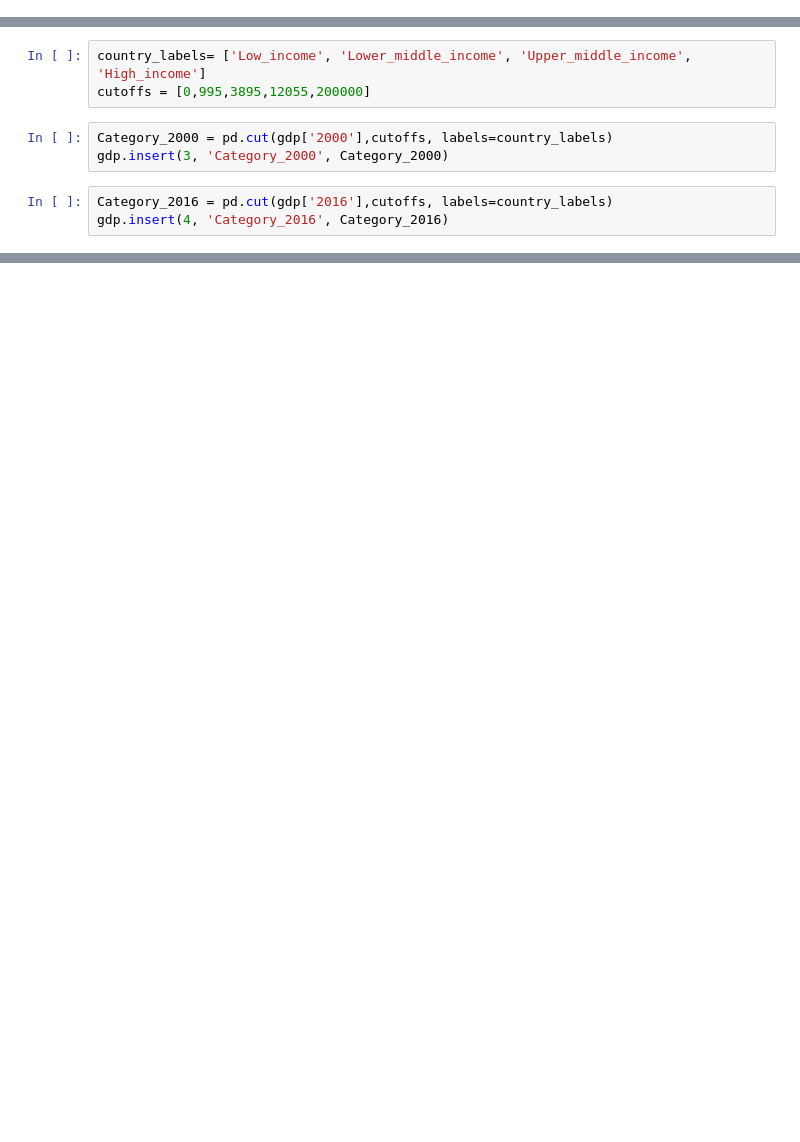
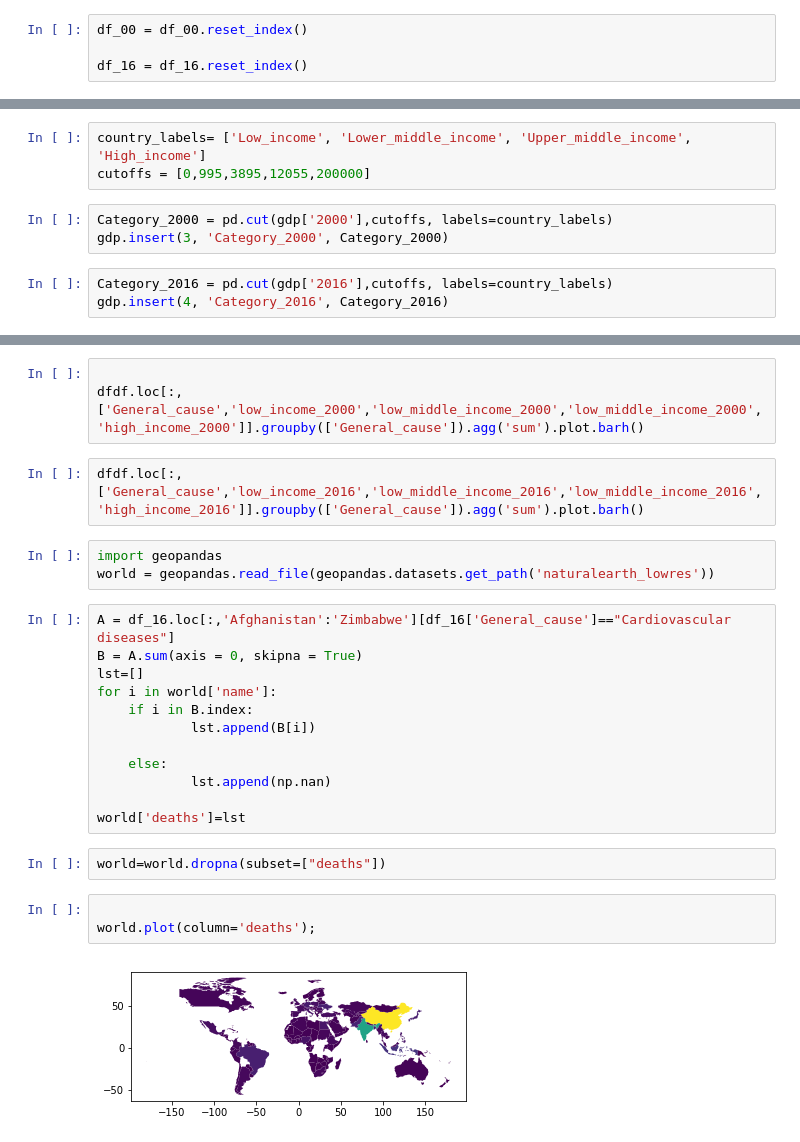
Before and after one commit to MeriemMar/data-labs, a Jupyter notebook: module-2/visualizing-real-world-data-project/your-code/Project.ipynb, the cells around one changed output, grey strips where cells are left out. Drawn from its saved outputs; the diff is of its cells as text; blank space fills up the shorter version.

```diff
--- a/module-2/visualizing-real-world-data-project/your-code/Project.ipynb
+++ b/module-2/visualizing-real-world-data-project/your-code/Project.ipynb
@@ -62,3 +69,7 @@ df.reset_index()
+# %%
+df_00 = df_00.reset_index()
+
+df_16 = df_16.reset_index()
 # %%
 gdp = (pd.read_excel('gdp_per_capita.xls', skiprows=3, sheet_name='Data')
         .dropna(how='all', axis=1))
@@ -182,0 +216,27 @@ df_clean
+# %%
+
+dfdf.loc[:,['General_cause','low_income_2000','low_middle_income_2000','low_middle_income_2000','high_income_2000']].groupby(['General_cause']).agg('sum').plot.barh()
+# %%
+dfdf.loc[:,['General_cause','low_income_2016','low_middle_income_2016','low_middle_income_2016','high_income_2016']].groupby(['General_cause']).agg('sum').plot.barh()
+# %%
+import geopandas
+world = geopandas.read_file(geopandas.datasets.get_path('naturalearth_lowres'))
+# %%
+A = df_16.loc[:,'Afghanistan':'Zimbabwe'][df_16['General_cause']=="Cardiovascular diseases"]
+B = A.sum(axis = 0, skipna = True)
+lst=[]
+for i in world['name']:
+    if i in B.index:
+            lst.append(B[i])
+
+    else:
+            lst.append(np.nan)
+
+world['deaths']=lst
+# %%
+world=world.dropna(subset=["deaths"])
+# %%
+
+world.plot(column='deaths');
+# %% [output]
+[figure, added]
```
Also changed, not shown: parts of 40 cells of this notebook, 4 other files.
